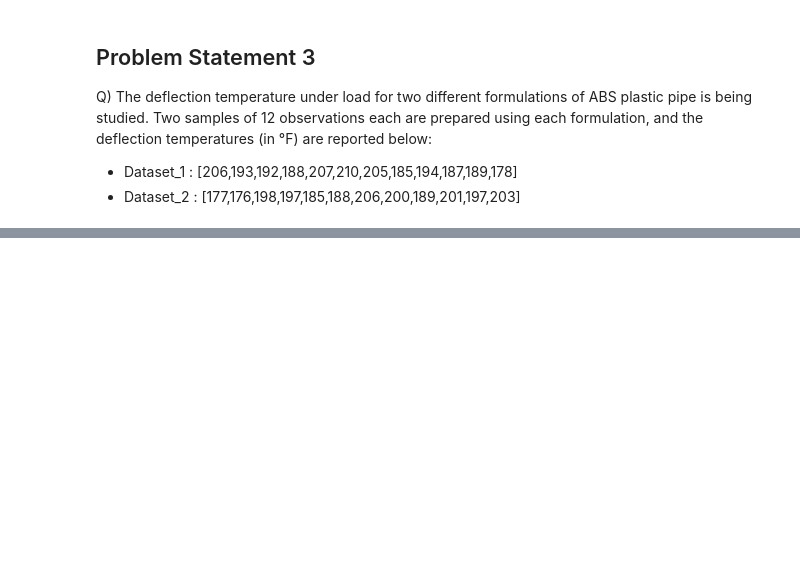
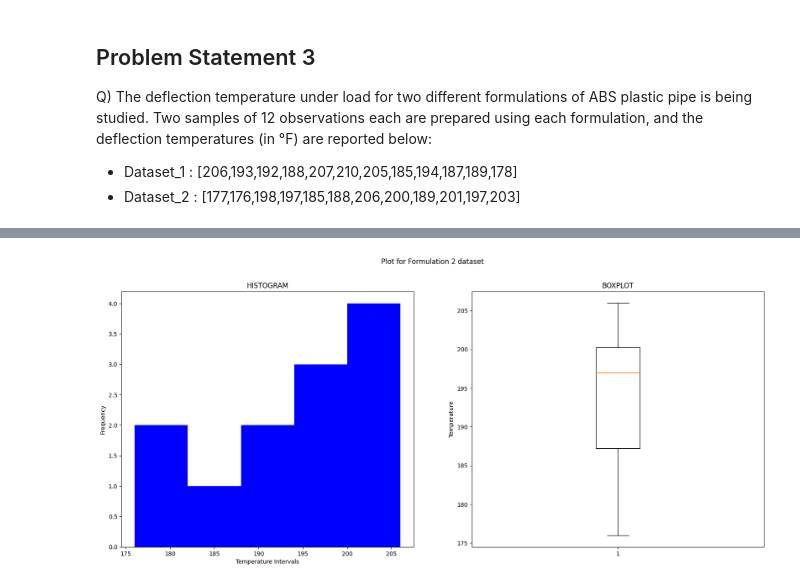
Before and after one commit to kanadsen/ME_794, a Jupyter notebook: ASSIGNMENT 1.ipynb, the cells around one changed output, grey strips where cells are left out. Cells and saved outputs as stored; diff of their text form; code cells hidden in the pictures; blank space fills up the shorter version.

```diff
--- a/ASSIGNMENT 1.ipynb
+++ b/ASSIGNMENT 1.ipynb
@@ -69,0 +81,18 @@ plt.show()
+# %%
+# Plot for datset 1
+Dataset_2=[177,176,198,197,185,188,206,200,189,201,197,203]
+plt.figure(figsize=(20,8))
+plt.suptitle("Plot for Formulation 2 dataset")
+plt.subplot(1,    2,       1)
+plt.title("HISTOGRAM")
+plt.hist(Dataset_2,bins=5,color='b')
+plt.ylabel("Frequency")
+plt.xlabel("Temperature Intervals")
+# create the second panel and set current axis
+plt.subplot(1,2, 2)
+plt.title("BOXPLOT")
+plt.ylabel("Temperature")
+plt.boxplot(Dataset_2)
+plt.show()
+# %% [output]
+[figure, added]
```
Also changed, not shown: parts of 9 cells of this notebook.
